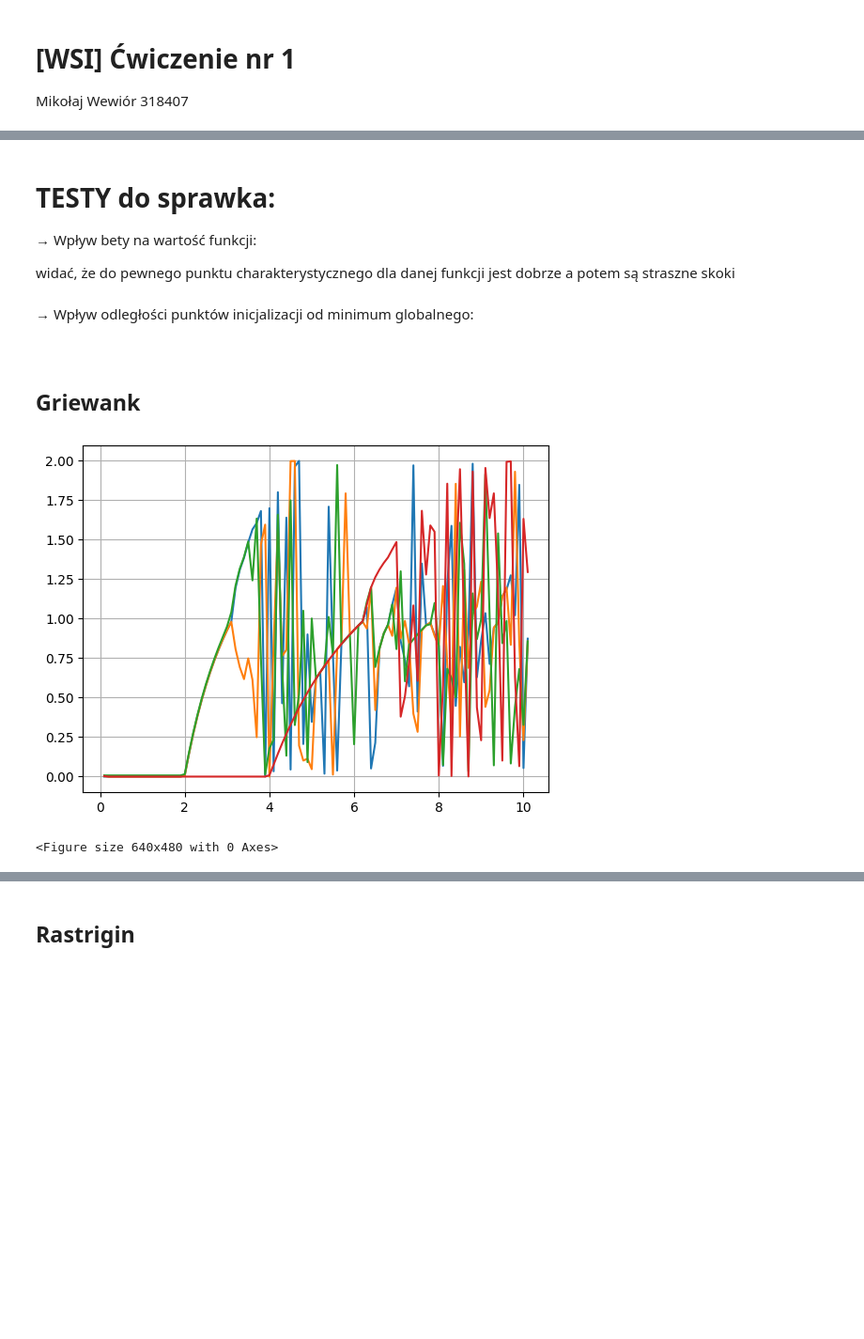
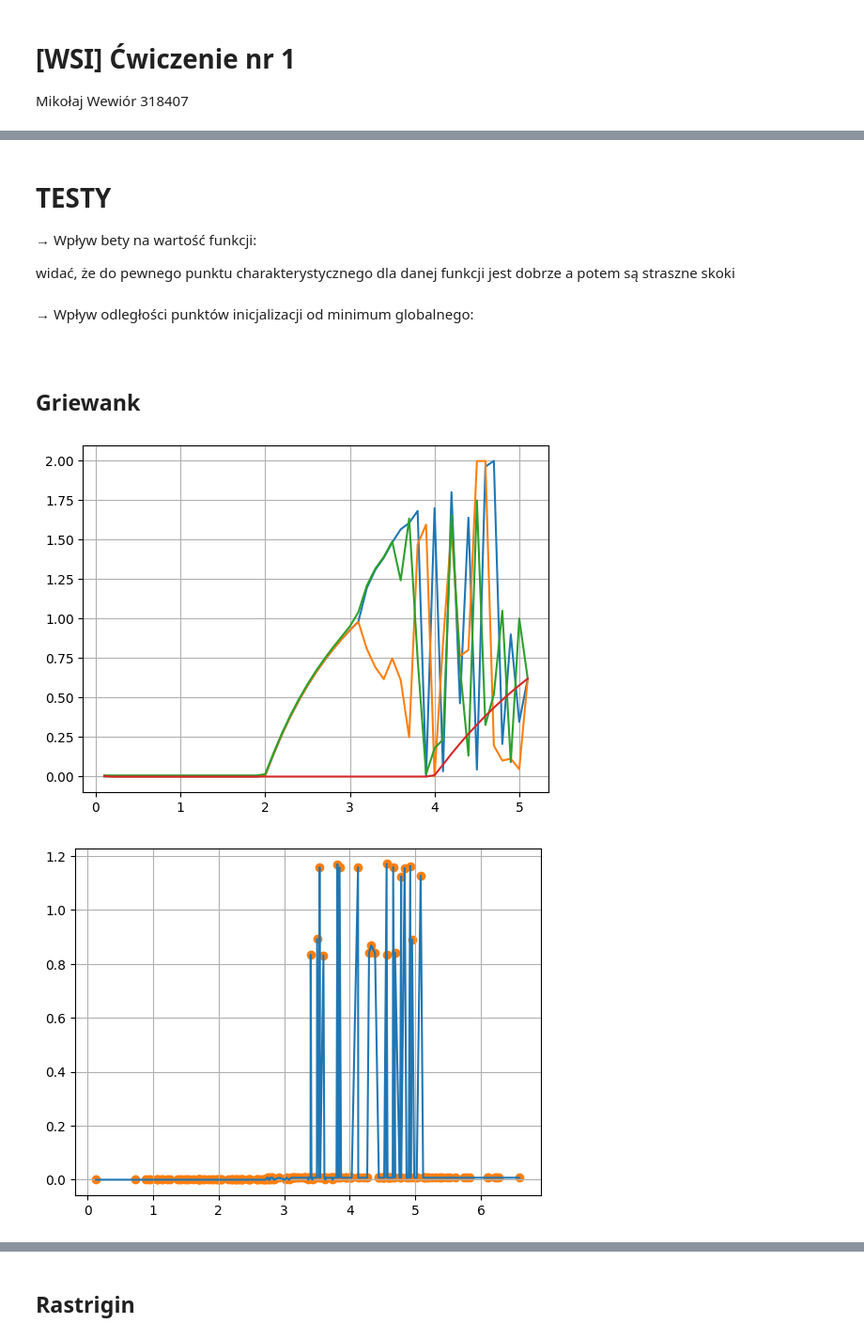
Before and after one commit to mwewior/introduction-to-ai, a Jupyter notebook: lab1/gradient.ipynb, the cells around one changed output, grey strips where cells are left out. Shown at 94% size. Drawn from its saved outputs; the diff is of its cells as text; code cells hidden in the pictures; blank space fills up the shorter version.

```diff
--- a/lab1/gradient.ipynb
+++ b/lab1/gradient.ipynb
@@ -4,26 +17,13 @@ Mikołaj Wewiór 318407
 # %%
-import copy
-import numpy as np
-import matplotlib.pyplot as plt
-from scipy.stats import truncnorm
-
-
-DIMENSIONS = 2
-
-
-def get_truncated_normal(mean=0, sd=1, low=0, upp=10):
-    return truncnorm(
-        (low - mean) / sd, (upp - mean) / sd, loc=mean, scale=sd)
-
-
 class Function:
 
-    def __init__(self, bounds, dimensions, beta, initial_position):
+    def __init__(self, bounds, dimensions, beta, initial_position, global_optimum=0.0):
         self._name = None
         self._bounds = bounds
         self._dimensions = dimensions
         self._beta = beta
         self._current_position = initial_position
+        self._global_optimum = global_optimum
 
     def name(self):
         return self._name
@@ -45,6 +45,9 @@ class Function:
 
     def set_beta(self, new_beta):
         self._beta = new_beta
+
+    def global_optimum(self):
+        return self._global_optimum
 
 
 
@@ -505,5 +422,5 @@ def experiment(name: str, dimensions: int, bounds: list, x_init: list, iteration
 # %% [markdown]
-# TESTY do sprawka:
+# TESTY
 &rarr;
 Wpływ bety na wartość funkcji:<br>
 <!-- &nbsp;&nbsp;&nbsp;&nbsp;&nbsp;&nbsp;&nbsp;&nbsp; -->
@@ -516,33 +433,33 @@ Wpływ odległości punktów inicjalizacji od minimum globalnego:<br>
 ## Griewank
 # %%
 dimensions = DIMENSIONS
+COUNT = 200
+show_plots = True
+
+
 bounds = [-5.0, 5.0]
 iterations = 100
+
 step = 0.1
-domain = 10
+domain = 5
 epsilon = 10**(-11)
 
+beta_init = 1
 x_init = [
     [-0.4, 1.0],
     [1.5, 2.2],
     [0.7, -3.7],
     [0.0, 4.0]
 ]
-
-show_plots = True
+distribution_bound = bounds[1]
 
 
-experiment(
-    "Griewank",
-    DIMENSIONS,
-    bounds,
-    x_init,
-    iterations,
-    step,
-    domain,
-    epsilon,
-    show_plots
-)
+test_func = Griewank(bounds, DIMENSIONS, beta=None, initial_position=None)
+current_experiment = Experiment(test_func, iterations, step, domain, epsilon, show_plots)
+current_experiment.beta_experiment(x_init)
+current_experiment.initial_position_experiment(COUNT, beta_init, distribution_bound)
+current_experiment.beta_experiment(x_init, MSE=True)
+current_experiment.initial_position_experiment(COUNT, beta_init, distribution_bound, MSE=True)
 # %% [output]
-[figure, old version]
+[figure, new version]
-<Figure size 640x480 with 0 Axes>
+[figure, added]
```
Also changed, not shown: parts of 15 cells of this notebook.
